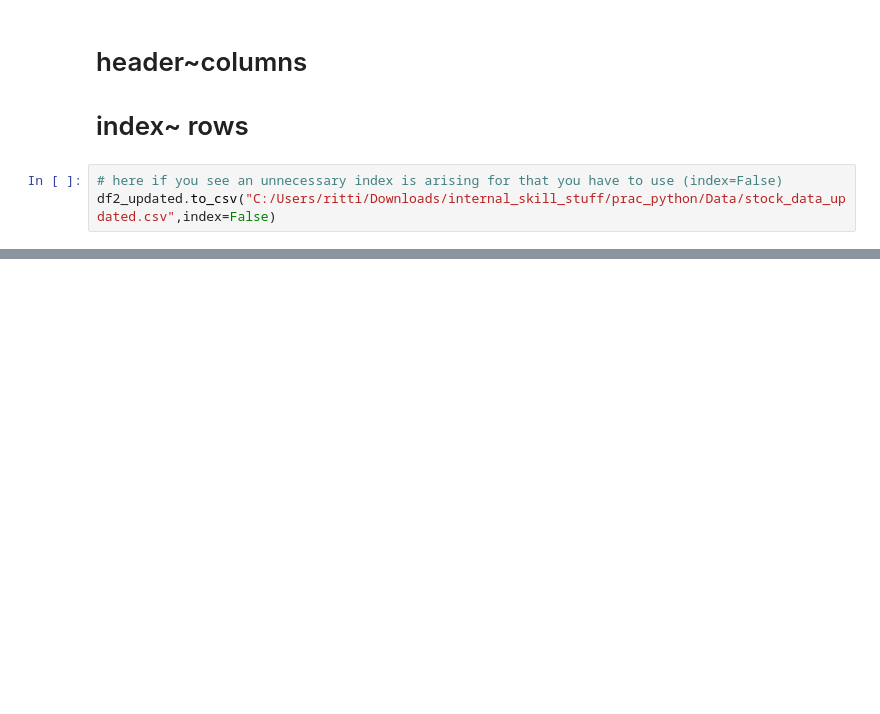
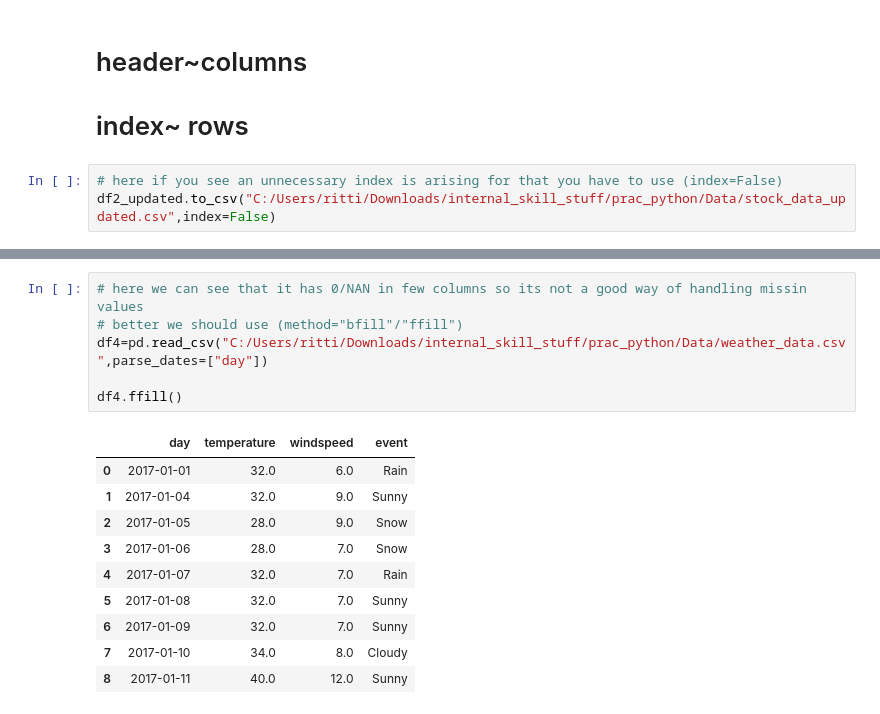
Before and after one commit to forittik/pandas_practice, a Jupyter notebook: pandas_practice.ipynb, the cells around one changed output, grey strips where cells are left out. Drawn from its saved outputs; the diff is of its cells as text; blank space fills up the shorter version.

```diff
--- a/pandas_practice.ipynb
+++ b/pandas_practice.ipynb
@@ -465,0 +631,17 @@ df2_updated.to_csv("C:/Users/ritti/Downloads/internal_skill_stuff/prac_python/Da
+# %%
+# here we can see that it has 0/NAN in few columns so its not a good way of handling missin values
+# better we should use (method="bfill"/"ffill")
+df4=pd.read_csv("C:/Users/ritti/Downloads/internal_skill_stuff/prac_python/Data/weather_data.csv",parse_dates=["day"])
+
+df4.ffill()
+# %% [output]
+|  | day | temperature | windspeed | event |
+| 0 | 2017-01-01 | 32.0 | 6.0 | Rain |
+| 1 | 2017-01-04 | 32.0 | 9.0 | Sunny |
+| 2 | 2017-01-05 | 28.0 | 9.0 | Snow |
+| 3 | 2017-01-06 | 28.0 | 7.0 | Snow |
+| 4 | 2017-01-07 | 32.0 | 7.0 | Rain |
+| 5 | 2017-01-08 | 32.0 | 7.0 | Sunny |
+| 6 | 2017-01-09 | 32.0 | 7.0 | Sunny |
+| 7 | 2017-01-10 | 34.0 | 8.0 | Cloudy |
+| 8 | 2017-01-11 | 40.0 | 12.0 | Sunny |
```
Also changed, not shown: parts of 36 cells of this notebook.
